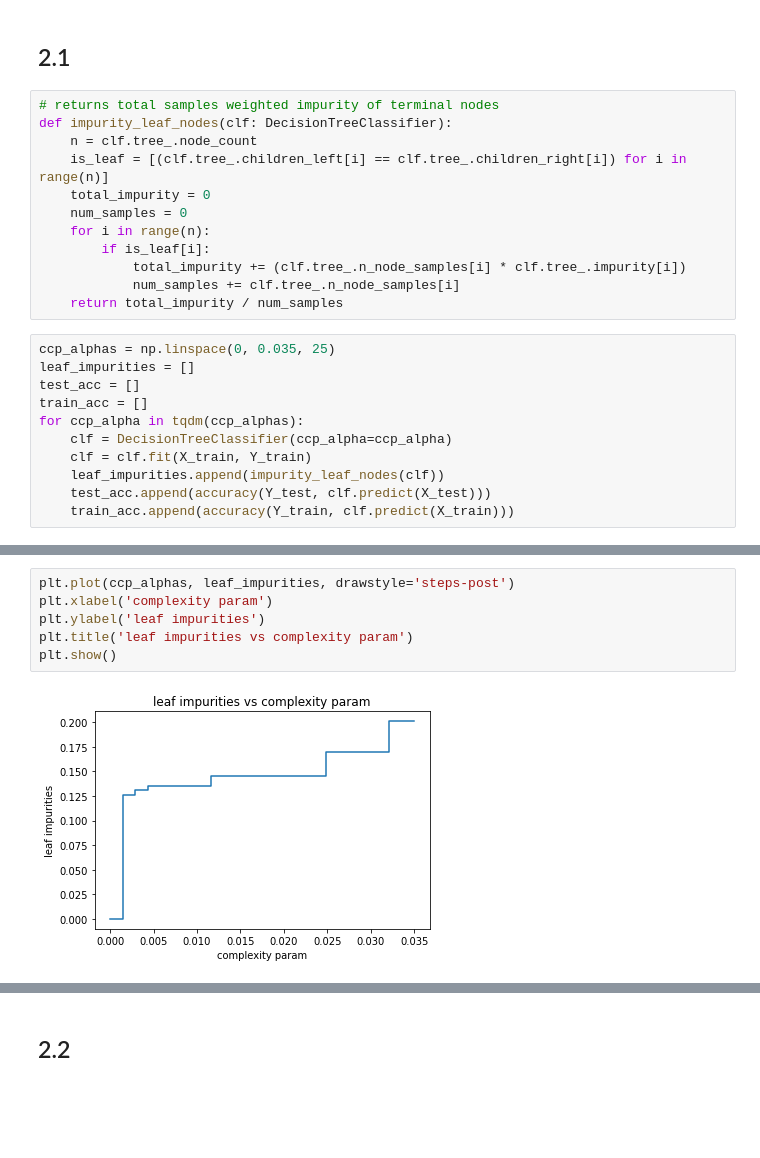
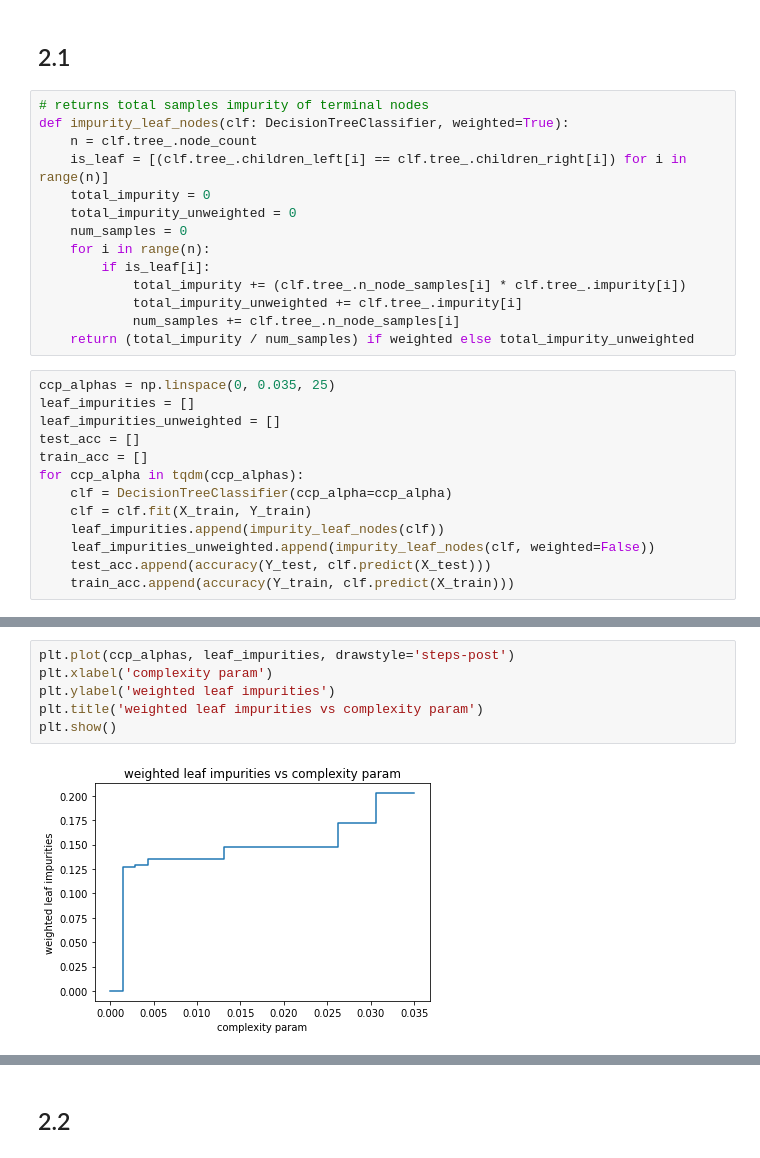
Before and after one commit to dv-rastogi/ml-pg-decision-trees, a Jupyter notebook: 2/2.ipynb, the cells around one changed output, grey strips where cells are left out. Cells and saved outputs as stored; diff of their text form; blank space fills up the shorter version.

Commit message:
update 2, add unweighted sum of impurity

```diff
--- a/2/2.ipynb
+++ b/2/2.ipynb
@@ -209,26 +209,30 @@ Y_test = df_test.y
 # %% [markdown]
 ## 2.1
 # %%
-# returns total samples weighted impurity of terminal nodes
-def impurity_leaf_nodes(clf: DecisionTreeClassifier):
+# returns total samples impurity of terminal nodes
+def impurity_leaf_nodes(clf: DecisionTreeClassifier, weighted=True):
     n = clf.tree_.node_count
     is_leaf = [(clf.tree_.children_left[i] == clf.tree_.children_right[i]) for i in range(n)]
     total_impurity = 0
+    total_impurity_unweighted = 0
     num_samples = 0
     for i in range(n):
         if is_leaf[i]:
             total_impurity += (clf.tree_.n_node_samples[i] * clf.tree_.impurity[i])
+            total_impurity_unweighted += clf.tree_.impurity[i]
             num_samples += clf.tree_.n_node_samples[i]
-    return total_impurity / num_samples
+    return (total_impurity / num_samples) if weighted else total_impurity_unweighted
 # %%
 ccp_alphas = np.linspace(0, 0.035, 25)
 leaf_impurities = []
+leaf_impurities_unweighted = []
 test_acc = []
 train_acc = []
 for ccp_alpha in tqdm(ccp_alphas):
     clf = DecisionTreeClassifier(ccp_alpha=ccp_alpha)
     clf = clf.fit(X_train, Y_train)
     leaf_impurities.append(impurity_leaf_nodes(clf))
+    leaf_impurities_unweighted.append(impurity_leaf_nodes(clf, weighted=False))
     test_acc.append(accuracy(Y_test, clf.predict(X_test)))
     train_acc.append(accuracy(Y_train, clf.predict(X_train)))
 # %%
@@ -250,8 +254,8 @@ plt.show()
 # %%
 plt.plot(ccp_alphas, leaf_impurities, drawstyle='steps-post')
 plt.xlabel('complexity param')
-plt.ylabel('leaf impurities')
-plt.title('leaf impurities vs complexity param')
+plt.ylabel('weighted leaf impurities')
+plt.title('weighted leaf impurities vs complexity param')
 plt.show()
 # %% [output]
-[figure, old version]
+[figure, new version]
```
Also changed, not shown: parts of 10 cells of this notebook.
